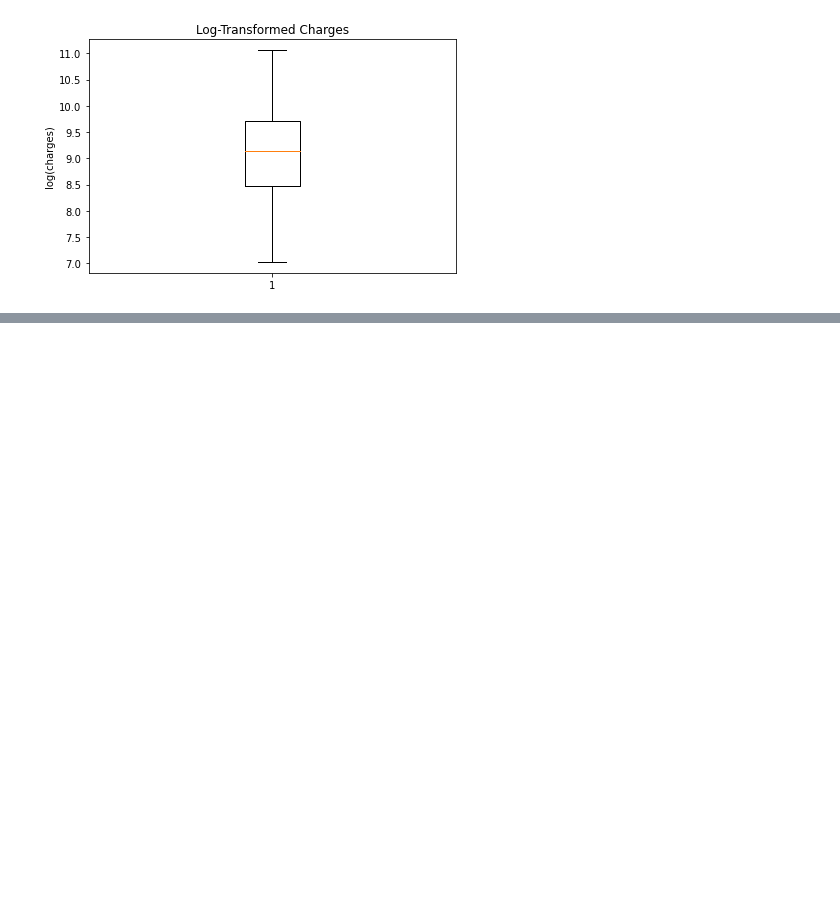
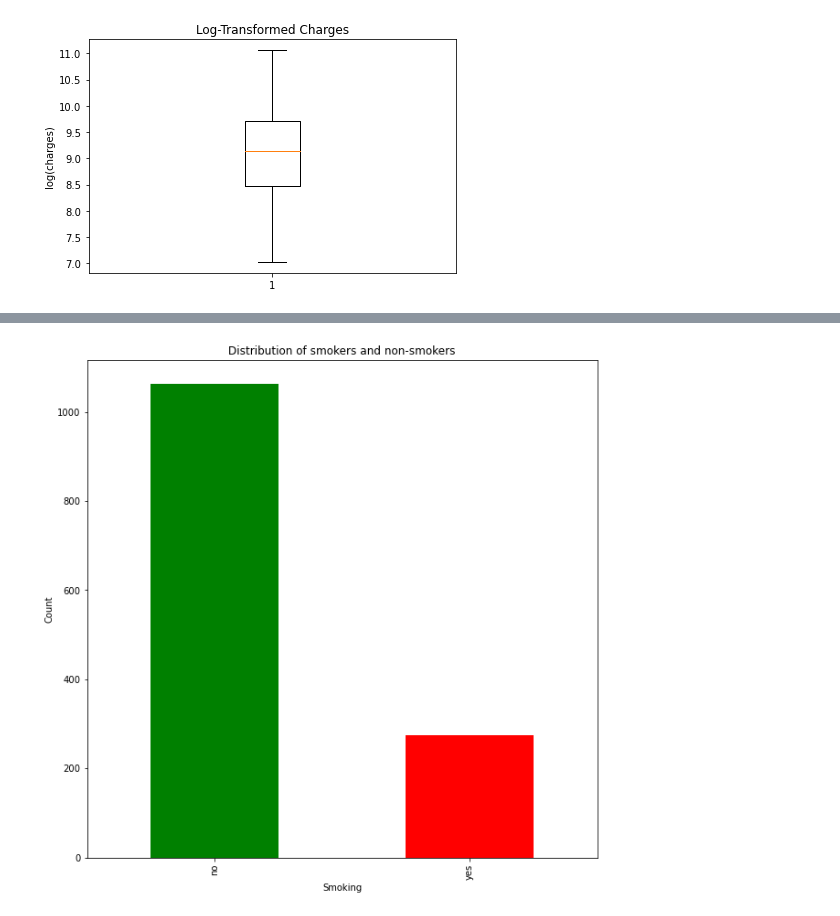
Before and after one commit to Masinde10/Refresher_Insurance, a Jupyter notebook: Insurance Refresher.ipynb, the cells around one changed output, grey strips where cells are left out. Saved outputs shown, nothing was run; the diff lists cells and outputs as text; code cells hidden in the pictures; blank space fills up the shorter version.

```diff
--- a/Insurance Refresher.ipynb
+++ b/Insurance Refresher.ipynb
@@ -112,0 +135,10 @@ plt.show()
+# %%
+# Distribution of smokers
+colors = ['green', 'red']
+plt.figure(figsize=(10,10))
+df['smoker'].value_counts().plot(kind='bar', color=colors)
+plt.title("Distribution of smokers and non-smokers")
+plt.xlabel("Smoking")
+plt.ylabel("Count");
+# %% [output]
+[figure, added]
```
Also changed, not shown: parts of 6 cells of this notebook.
